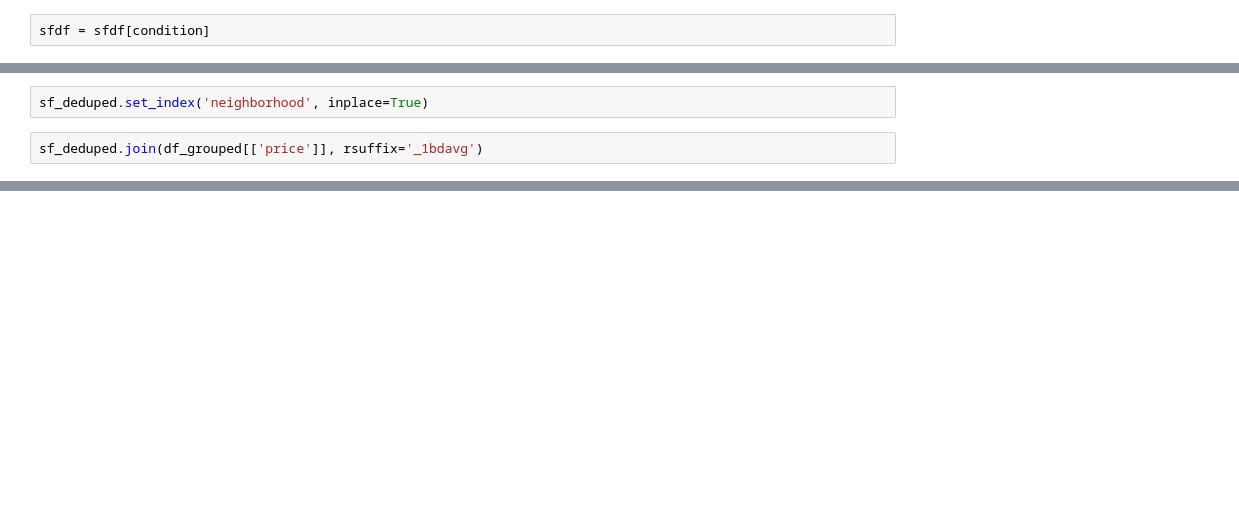
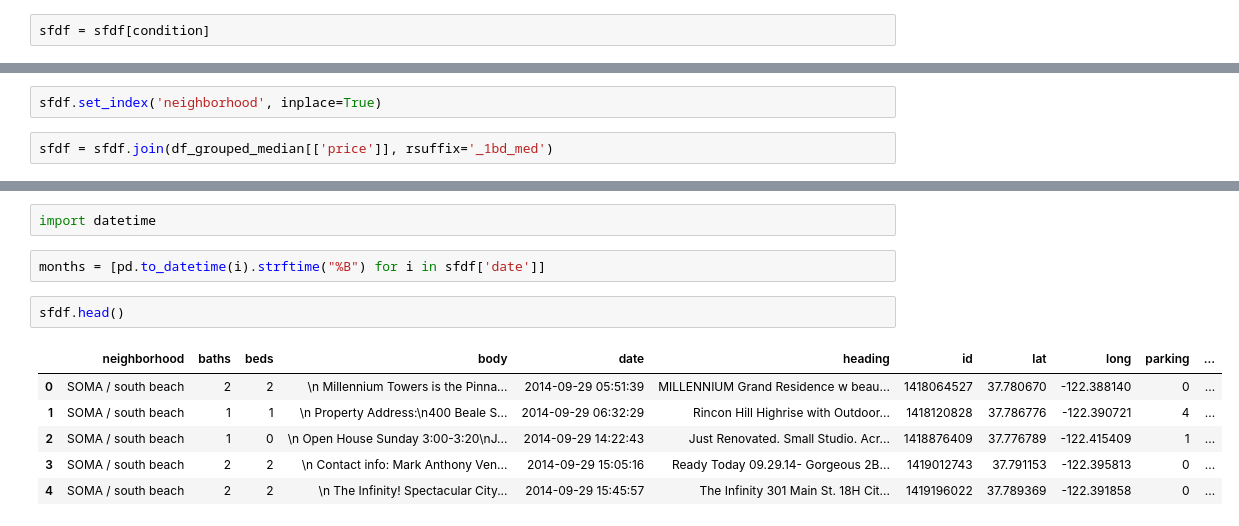
Before and after one commit to jonoleson/PriceMyRental, a Jupyter notebook: rental_data_eda.ipynb, the cells around one changed output, grey strips where cells are left out. Drawn from its saved outputs; the diff is of its cells as text; blank space fills up the shorter version.

```diff
--- a/rental_data_eda.ipynb
+++ b/rental_data_eda.ipynb
@@ -144,4 +77,4 @@ df_grouped
 # %%
-sf_deduped.set_index('neighborhood', inplace=True)
+sfdf.set_index('neighborhood', inplace=True)
 # %%
-sf_deduped.join(df_grouped[['price']], rsuffix='_1bdavg')
+sfdf = sfdf.join(df_grouped_median[['price']], rsuffix='_1bd_med')
@@ -167,0 +212,13 @@ sf_deduped.join(df_grouped[['price']], rsuffix='_1bdavg')
+# %%
+import datetime
+# %%
+months = [pd.to_datetime(i).strftime("%B") for i in sfdf['date']]
+# %%
+sfdf.head()
+# %% [output]
+|  | neighborhood | baths | beds | body | date | heading | id | lat | long | parking | ... |
+| 0 | SOMA / south beach | 2 | 2 | \n Millennium Towers is the Pinna... | 2014-09-29 05:51:39 | MILLENNIUM Grand Residence w beau... | 1418064527 | 37.780670 | -122.388140 | 0 | ... |
+| 1 | SOMA / south beach | 1 | 1 | \n Property Address:\n400 Beale S... | 2014-09-29 06:32:29 | Rincon Hill Highrise with Outdoor... | 1418120828 | 37.786776 | -122.390721 | 4 | ... |
+| 2 | SOMA / south beach | 1 | 0 | \n Open House Sunday 3:00-3:20\nJ... | 2014-09-29 14:22:43 | Just Renovated. Small Studio. Acr... | 1418876409 | 37.776789 | -122.415409 | 1 | ... |
+| 3 | SOMA / south beach | 2 | 2 | \n Contact info: Mark Anthony Ven... | 2014-09-29 15:05:16 | Ready Today 09.29.14- Gorgeous 2B... | 1419012743 | 37.791153 | -122.395813 | 0 | ... |
+| 4 | SOMA / south beach | 2 | 2 | \n The Infinity! Spectacular City... | 2014-09-29 15:45:57 | The Infinity 301 Main St. 18H Cit... | 1419196022 | 37.789369 | -122.391858 | 0 | ... |
```
Also changed, not shown: parts of 35 cells of this notebook, 5 other files.
